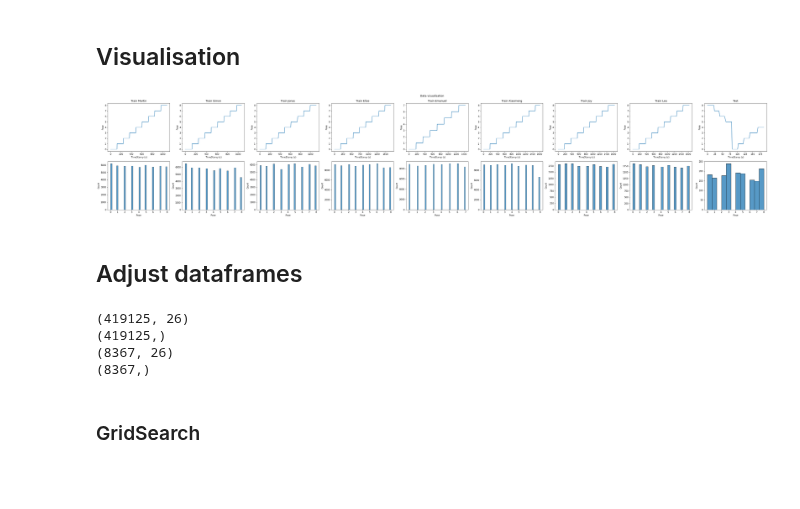
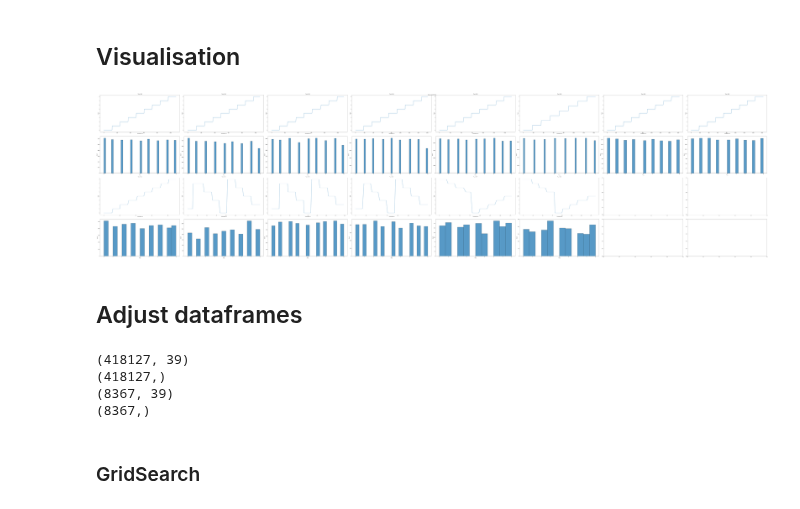
Before and after one commit to OleJonas/Got-Your-Back, a Jupyter notebook: model/src/RFC.ipynb, the cells around one changed output. Cells and saved outputs as stored; diff of their text form; code cells hidden in the pictures; blank space fills up the shorter version.

```diff
--- a/model/src/RFC.ipynb
+++ b/model/src/RFC.ipynb
@@ -31,3 +28,6 @@ AMOUNT_OF_SENSORS = 2
+# %%
+AMOUNT_OF_SENSORS = 3
+VALIDATION_TESTSET = "004"
 # %% [markdown]
 ## Datapreparation
 # %% [markdown]
@@ -62,11 +63,19 @@ See the caveats in the documentation: https://pandas.pydata.org/pandas-docs/stab
 # %% [markdown]
 ### Test
 # %%
-knn_test = df_wrapper(testing_file.csv_file)
-knn_test.concat_sensor_data(AMOUNT_OF_SENSORS)
-knn_test.align_poses(testing_file.annot_file, POSE_MAP)
-y_test = knn_test.df["Pose"]
-y_test.index = [i for i in range(len(y_test))]
+knn_test_dict = dict()
+y_test_dict = dict()
+for key in testing_files:
+    knn_test = df_wrapper(testing_files[key].csv_file)
+    knn_test.concat_sensor_data(AMOUNT_OF_SENSORS)
+    knn_test.align_poses(testing_files[key].annot_file, POSE_MAP)
+    y_test = knn_test.df["Pose"]
+    y_test.index = [i for i in range(len(y_test))]
+    knn_test_dict[key] = knn_test.df
+    y_test_dict[key] = y_test
+
+x_test = knn_test_dict[VALIDATION_TESTSET].drop([' TimeStamp (s)', 'Pose'], axis=1)
+y_test = y_test_dict[VALIDATION_TESTSET]
 # %% [output]
 A value is trying to be set on a copy of a slice from a DataFrame.
 Try using .loc[row_indexer,col_indexer] = value instead
@@ -77,40 +98,46 @@ See the caveats in the documentation: https://pandas.pydata.org/pandas-docs/stab
 ## Visualisation
 # %%
 cols = []
-height=8
-width=(height/1.5)*len(knn_train)
-fig, axes = plt.subplots(2, len(knn_train)+1, figsize=(width, height))
+height=30
+width=(height/2)*len(knn_train)
+fig, axes = plt.subplots(4, len(knn_train), figsize=(width, height))
 fig.suptitle('Data visualisation')
+# Train
 for i in range(len(knn_train)):
     sns.lineplot(ax=axes[0, i], data=knn_train[i].df, x=" TimeStamp (s)", y='Pose')
     sns.histplot(ax=axes[1, i], data=knn_train[i].df["Pose"])
-    cols.append('Train')
-for i, key in enumerate(training_files):
-    cols[i] += f' {key}'
-sns.lineplot(ax=axes[0, len(knn_train)], data=knn_test.df, x=" TimeStamp (s)", y='Pose')
-sns.histplot(ax=axes[1, len(knn_train)], data=y_test)
-cols.append('Test')
+    cols.append(f'Train {key}')
 for ax, col in zip(axes[0], cols):
+    ax.set_title(col)
+# Test
+cols=[]
+for i, key in enumerate(knn_test_dict):
+    sns.lineplot(ax=axes[2, i], data=knn_test_dict[key], x=" TimeStamp (s)", y='Pose')
+    sns.histplot(ax=axes[3, i], data=y_test_dict[key])
+    cols.append(f'Test {key}')
+for ax, col in zip(axes[2], cols):
     ax.set_title(col)
 fig.tight_layout()
 plt.show()
 # %% [output]
-[figure, old version]
+[figure, new version]
 # %% [markdown]
 ## Adjust dataframes
-# %%
-x_train = pd.concat([x.df.drop([' TimeStamp (s)', 'Pose'],axis=1) for x in knn_train])
-x_test = knn_test.df.drop([' TimeStamp (s)', 'Pose'], axis=1)
-
-print(x_train.shape)
-print(y_train.shape)
-print(x_test.shape)
-print(y_test.shape)
-# %% [output]
-(419125, 26)
-(419125,)
-(8367, 26)
-(8367,)
+# %%
+x_train_numpy = x_train.values
+x_test_numpy = x_test.values
+y_train_numpy = y_train.values
+y_test_numpy = y_test.values
+
+print(x_train.shape)
+print(y_train.shape)
+print(x_test.shape)
+print(y_test.shape)
+# %% [output]
+(418127, 39)
+(418127,)
+(8367, 39)
+(8367,)
 # %% [markdown]
 ### GridSearch
 # %%
```
Also changed, not shown: parts of 9 cells of this notebook, 4 other files.
